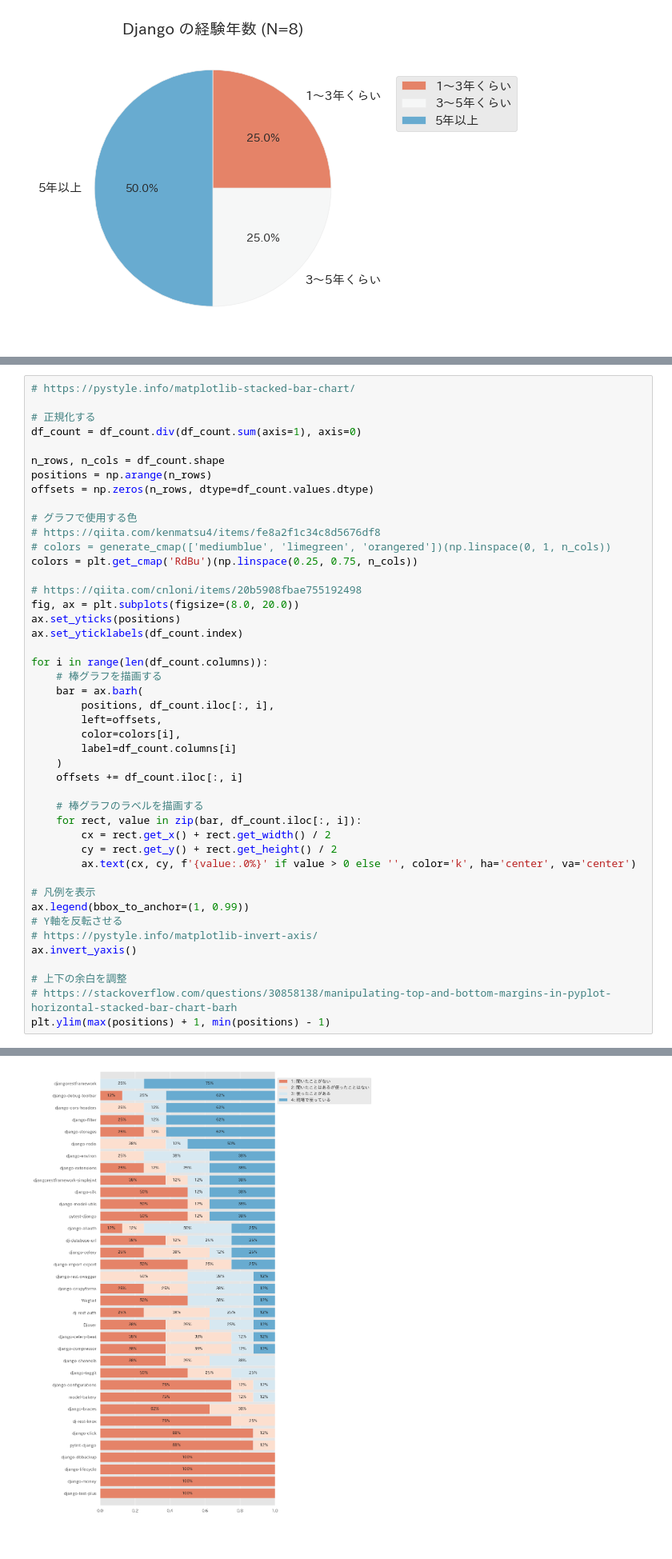
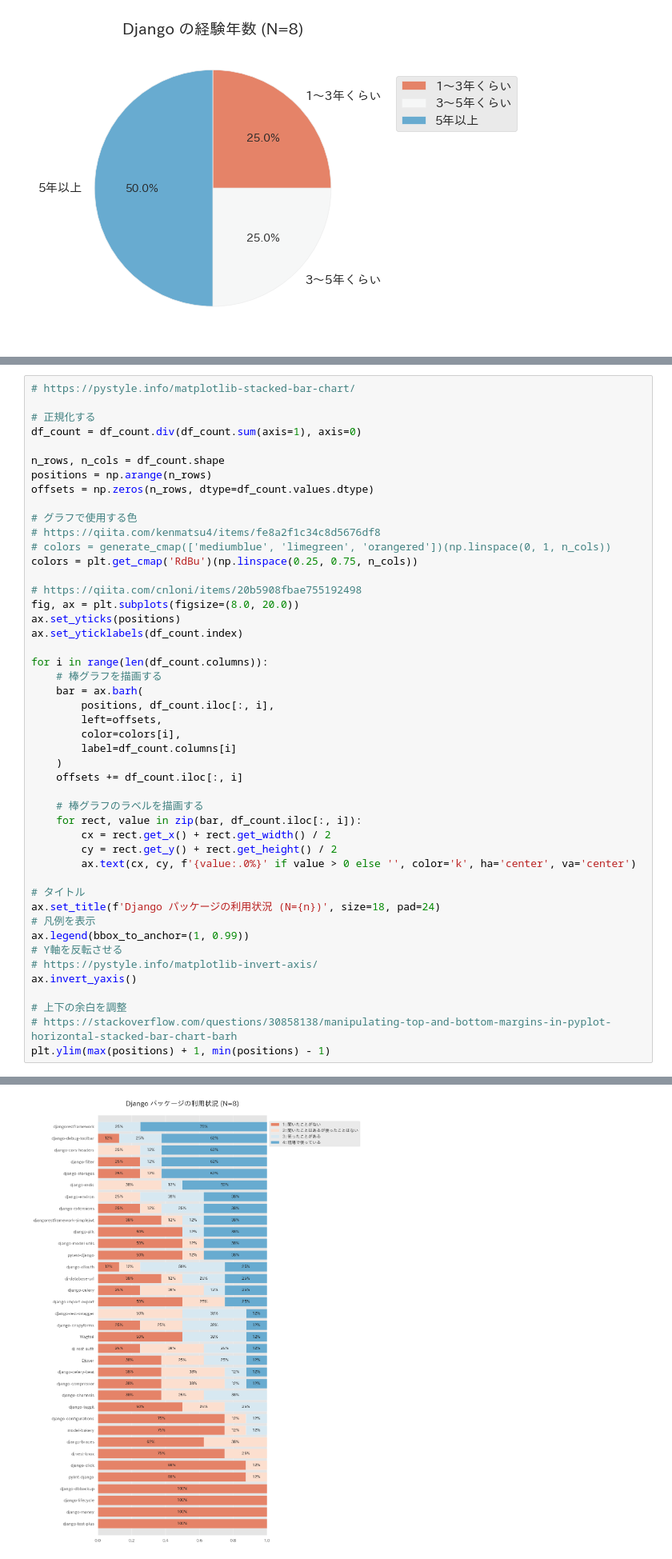
Before and after one commit to akiyoko/advent-calendar-2022-django-survey, a Jupyter notebook: django_survey_2022.ipynb, the cells around one changed output, grey strips where cells are left out. Shown: that part at 80% size. Cells and saved outputs as stored; diff of their text form.

```diff
--- a/django_survey_2022.ipynb
+++ b/django_survey_2022.ipynb
@@ -169,31 +169,33 @@ fig, ax = plt.subplots(figsize=(8.0, 20.0))
 ax.set_yticks(positions)
 ax.set_yticklabels(df_count.index)
 
 for i in range(len(df_count.columns)):
     # 棒グラフを描画する
     bar = ax.barh(
         positions, df_count.iloc[:, i],
         left=offsets,
         color=colors[i],
         label=df_count.columns[i]
     )
     offsets += df_count.iloc[:, i]
 
     # 棒グラフのラベルを描画する
     for rect, value in zip(bar, df_count.iloc[:, i]):
         cx = rect.get_x() + rect.get_width() / 2
         cy = rect.get_y() + rect.get_height() / 2
         ax.text(cx, cy, f'{value:.0%}' if value > 0 else '', color='k', ha='center', va='center')
 
+# タイトル
+ax.set_title(f'Django パッケージの利用状況 (N={n})', size=18, pad=24)
 # 凡例を表示
 ax.legend(bbox_to_anchor=(1, 0.99))
 # Y軸を反転させる
 # https://pystyle.info/matplotlib-invert-axis/
 ax.invert_yaxis()
 
 # 上下の余白を調整
 # https://stackoverflow.com/questions/30858138/manipulating-top-and-bottom-margins-in-pyplot-horizontal-stacked-bar-chart-barh
 plt.ylim(max(positions) + 1, min(positions) - 1)
 # %% [output]
 (35.0, -1.0)
-[figure, old version]
+[figure, new version]
```
